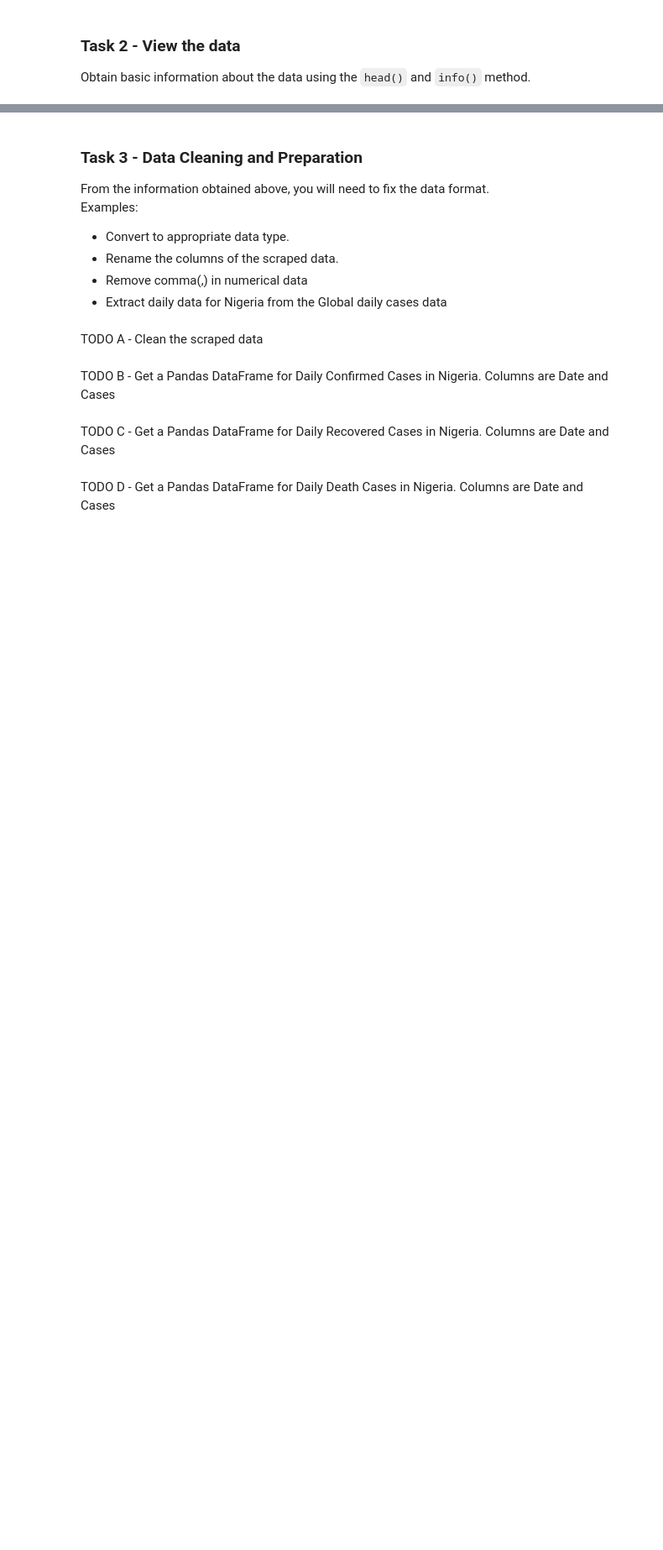
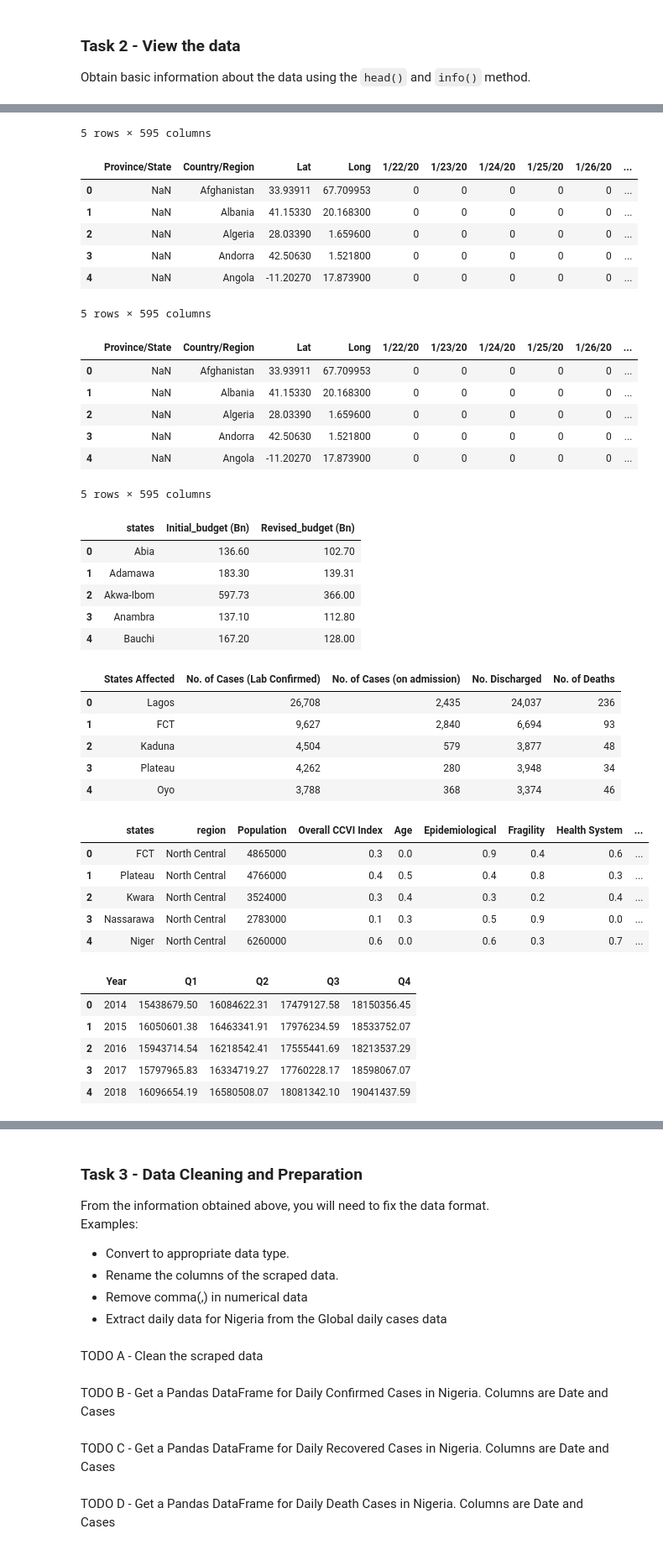
Before and after one commit to geoafrikana/Nigeria-COVID-19-Data-Analysis-Using-Python, a Jupyter notebook: covidproject.ipynb, the cells around one changed output, grey strips where cells are left out. Shown: that part at 84% size. Saved outputs shown, nothing was run; the diff lists cells and outputs as text; code cells hidden in the pictures; blank space fills up the shorter version.

Commit message:
displayed data

```diff
--- a/covidproject.ipynb
+++ b/covidproject.ipynb
@@ -51,4 +42,4 @@ Here you will obtain data from the John Hopkins repository. Your task here invol
 # %%
 #[Write Your Code Here]
 gdc =pd.read_csv('https://raw.githubusercontent.com/CSSEGISandData/COVID-19/master/csse_covid_19_data/csse_covid_19_time_series/time_series_covid19_confirmed_global.csv')
-gdc.head()
+dataframes['gdc']=gdc
@@ -63,3 +46,3 @@ gdc.head()
 # %%
 gdr = pd.read_csv('https://raw.githubusercontent.com/CSSEGISandData/COVID-19/master/csse_covid_19_data/csse_covid_19_time_series/time_series_covid19_recovered_global.csv')
-gdr.head()
+dataframes['gdr']=gdr
@@ -76,3 +49,6 @@ gdd = pd.read_csv('')
+# %%
+gdd = pd.read_csv('https://raw.githubusercontent.com/CSSEGISandData/COVID-19/master/csse_covid_19_data/csse_covid_19_time_series/time_series_covid19_deaths_global.csv')
+dataframes['gdd'] = gdd
 # %% [markdown]
 ### C - External Data
 * Save the external data to a DataFrame
@@ -81,0 +56,7 @@ gdd = pd.read_csv('')
+# %%
+#[Write Your Code Here]
+externals = glob.glob('*.csv')
+for file in externals:
+    dataframes[file[0:-4].lower().replace(" ", "_")] = pd.read_csv(file)
+
+dataframes.keys()
@@ -84,3 +67,6 @@ gdd = pd.read_csv('')
 Obtain basic information about the data using the `head()` and `info()` method.
 # %%
 #[Write Your Code Here]
+for dataframe in dataframes:
+    display(dataframes[dataframe].head())
+# %% [output]
@@ -86,0 +85,39 @@ Obtain basic information about the data using the `head()` and `info()` method.
+5 rows × 595 columns
+|  | Province/State | Country/Region | Lat | Long | 1/22/20 | 1/23/20 | 1/24/20 | 1/25/20 | 1/26/20 | ... |
+| 0 | NaN | Afghanistan | 33.93911 | 67.709953 | 0 | 0 | 0 | 0 | 0 | ... |
+| 1 | NaN | Albania | 41.15330 | 20.168300 | 0 | 0 | 0 | 0 | 0 | ... |
+| 2 | NaN | Algeria | 28.03390 | 1.659600 | 0 | 0 | 0 | 0 | 0 | ... |
+| 3 | NaN | Andorra | 42.50630 | 1.521800 | 0 | 0 | 0 | 0 | 0 | ... |
+| 4 | NaN | Angola | -11.20270 | 17.873900 | 0 | 0 | 0 | 0 | 0 | ... |
+5 rows × 595 columns
+|  | Province/State | Country/Region | Lat | Long | 1/22/20 | 1/23/20 | 1/24/20 | 1/25/20 | 1/26/20 | ... |
+| 0 | NaN | Afghanistan | 33.93911 | 67.709953 | 0 | 0 | 0 | 0 | 0 | ... |
+| 1 | NaN | Albania | 41.15330 | 20.168300 | 0 | 0 | 0 | 0 | 0 | ... |
+| 2 | NaN | Algeria | 28.03390 | 1.659600 | 0 | 0 | 0 | 0 | 0 | ... |
+| 3 | NaN | Andorra | 42.50630 | 1.521800 | 0 | 0 | 0 | 0 | 0 | ... |
+| 4 | NaN | Angola | -11.20270 | 17.873900 | 0 | 0 | 0 | 0 | 0 | ... |
+5 rows × 595 columns
+|  | states | Initial_budget (Bn) | Revised_budget (Bn) |
+| 0 | Abia | 136.60 | 102.70 |
+| 1 | Adamawa | 183.30 | 139.31 |
+| 2 | Akwa-Ibom | 597.73 | 366.00 |
+| 3 | Anambra | 137.10 | 112.80 |
+| 4 | Bauchi | 167.20 | 128.00 |
+|  | States Affected | No. of Cases (Lab Confirmed) | No. of Cases (on admission) | No. Discharged | No. of Deaths |
+| 0 | Lagos | 26,708 | 2,435 | 24,037 | 236 |
+| 1 | FCT | 9,627 | 2,840 | 6,694 | 93 |
+| 2 | Kaduna | 4,504 | 579 | 3,877 | 48 |
+| 3 | Plateau | 4,262 | 280 | 3,948 | 34 |
+| 4 | Oyo | 3,788 | 368 | 3,374 | 46 |
+|  | states | region | Population | Overall CCVI Index | Age | Epidemiological | Fragility | Health System | ... |
+| 0 | FCT | North Central | 4865000 | 0.3 | 0.0 | 0.9 | 0.4 | 0.6 | ... |
+| 1 | Plateau | North Central | 4766000 | 0.4 | 0.5 | 0.4 | 0.8 | 0.3 | ... |
+| 2 | Kwara | North Central | 3524000 | 0.3 | 0.4 | 0.3 | 0.2 | 0.4 | ... |
+| 3 | Nassarawa | North Central | 2783000 | 0.1 | 0.3 | 0.5 | 0.9 | 0.0 | ... |
+| 4 | Niger | North Central | 6260000 | 0.6 | 0.0 | 0.6 | 0.3 | 0.7 | ... |
+|  | Year | Q1 | Q2 | Q3 | Q4 |
+| 0 | 2014 | 15438679.50 | 16084622.31 | 17479127.58 | 18150356.45 |
+| 1 | 2015 | 16050601.38 | 16463341.91 | 17976234.59 | 18533752.07 |
+| 2 | 2016 | 15943714.54 | 16218542.41 | 17555441.69 | 18213537.29 |
+| 3 | 2017 | 15797965.83 | 16334719.27 | 17760228.17 | 18598067.07 |
+| 4 | 2018 | 16096654.19 | 16580508.07 | 18081342.10 | 19041437.59 |
```
Also changed, not shown: parts of 10 cells of this notebook.
